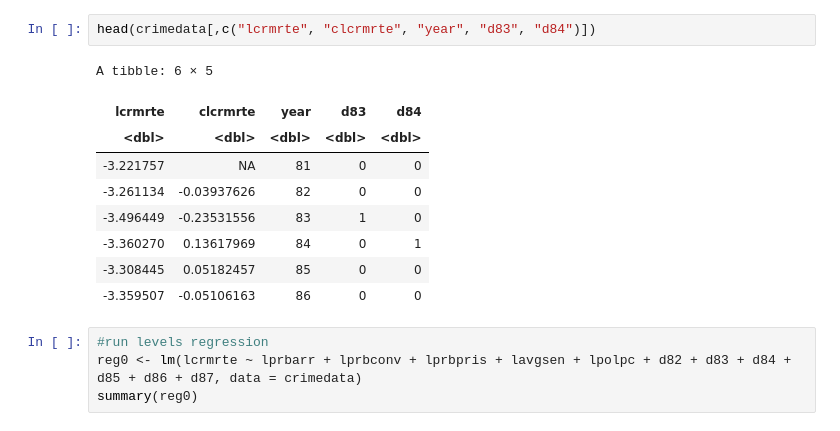
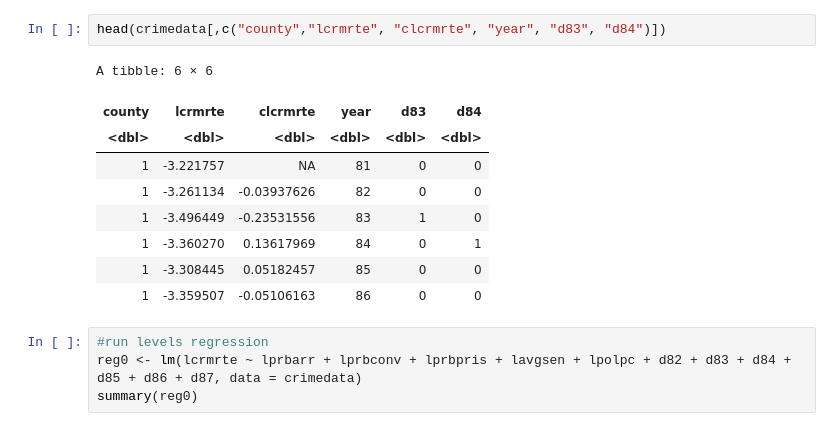
Before and after one commit to ds-modules/ENVECON-118-FA24, a Jupyter notebook: Lecture notebooks/L29_LongPanels.ipynb, the cells around one changed output. Saved outputs shown, nothing was run; the diff lists cells and outputs as text.

```diff
--- a/Lecture notebooks/L29_LongPanels.ipynb
+++ b/Lecture notebooks/L29_LongPanels.ipynb
@@ -13,17 +24,17 @@ A tibble: 6 × 59
 | 1 | 85 | 0.0365730 | 0.325395 | 0.578723 | 0.497059 | 6.55 | 0.00192436 | 2.364896 | 28.14034 | ⋯ | -2.497306 | ... |
 | 1 | 86 | 0.0347524 | 0.326062 | 0.512324 | 0.439863 | 6.90 | 0.00189522 | 2.385681 | 29.74098 | ⋯ | -2.524721 | ... |
 # %%
-head(crimedata[,c("lcrmrte", "clcrmrte", "year", "d83", "d84")])
+head(crimedata[,c("county","lcrmrte", "clcrmrte", "year", "d83", "d84")])
 # %% [output]
-A tibble: 6 × 5
+A tibble: 6 × 6
-| lcrmrte | clcrmrte | year | d83 | d84 |
-| <dbl> | <dbl> | <dbl> | <dbl> | <dbl> |
-| -3.221757 | NA | 81 | 0 | 0 |
-| -3.261134 | -0.03937626 | 82 | 0 | 0 |
-| -3.496449 | -0.23531556 | 83 | 1 | 0 |
-| -3.360270 | 0.13617969 | 84 | 0 | 1 |
-| -3.308445 | 0.05182457 | 85 | 0 | 0 |
-| -3.359507 | -0.05106163 | 86 | 0 | 0 |
+| county | lcrmrte | clcrmrte | year | d83 | d84 |
+| <dbl> | <dbl> | <dbl> | <dbl> | <dbl> | <dbl> |
+| 1 | -3.221757 | NA | 81 | 0 | 0 |
+| 1 | -3.261134 | -0.03937626 | 82 | 0 | 0 |
+| 1 | -3.496449 | -0.23531556 | 83 | 1 | 0 |
+| 1 | -3.360270 | 0.13617969 | 84 | 0 | 1 |
+| 1 | -3.308445 | 0.05182457 | 85 | 0 | 0 |
+| 1 | -3.359507 | -0.05106163 | 86 | 0 | 0 |
 # %%
 #run levels regression
 reg0 <- lm(lcrmrte ~ lprbarr + lprbconv + lprbpris + lavgsen + lpolpc + d82 + d83 + d84 + d85 + d86 + d87, data = crimedata)
```
Also changed, not shown: parts of 6 cells of this notebook, 1 other file.
